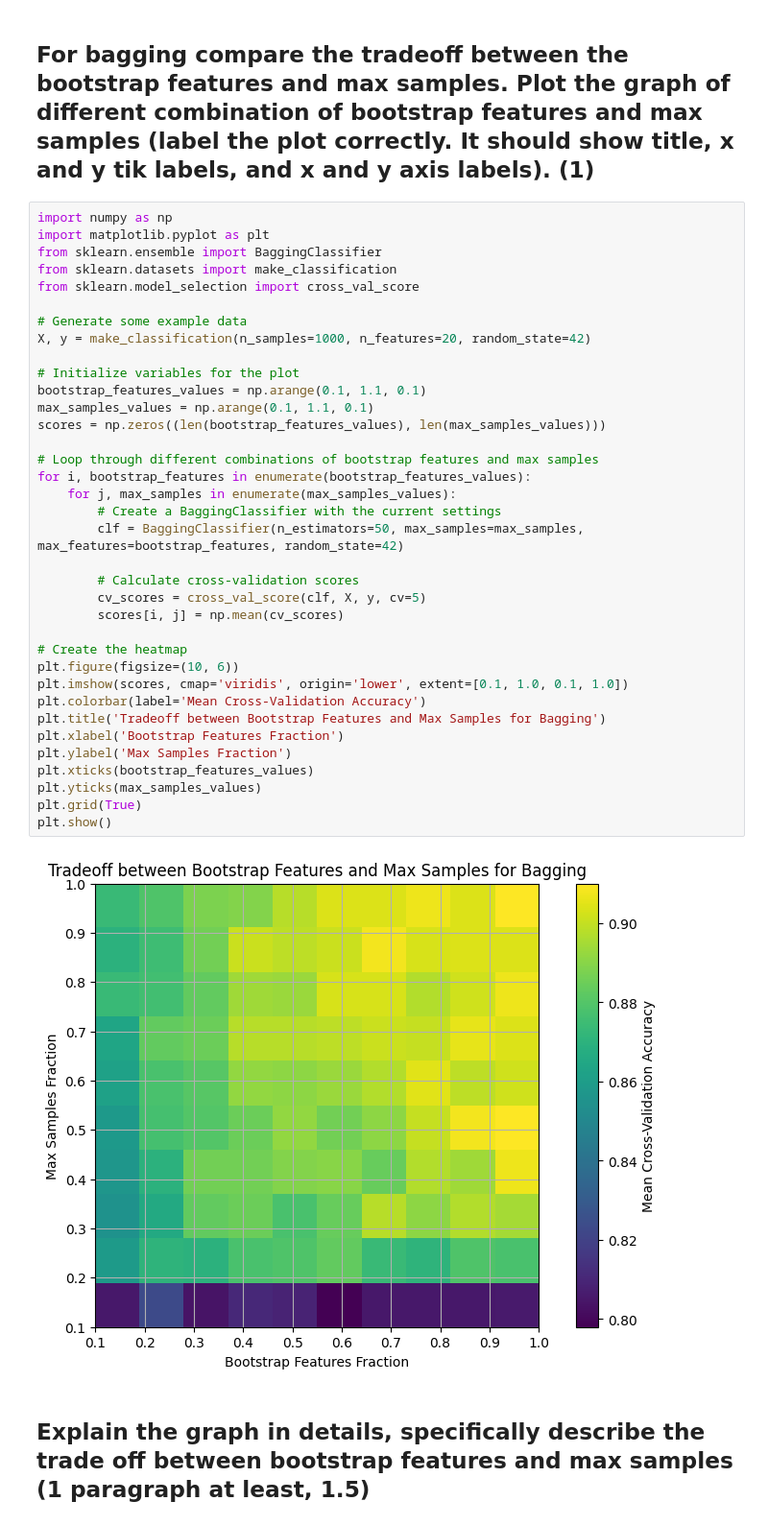
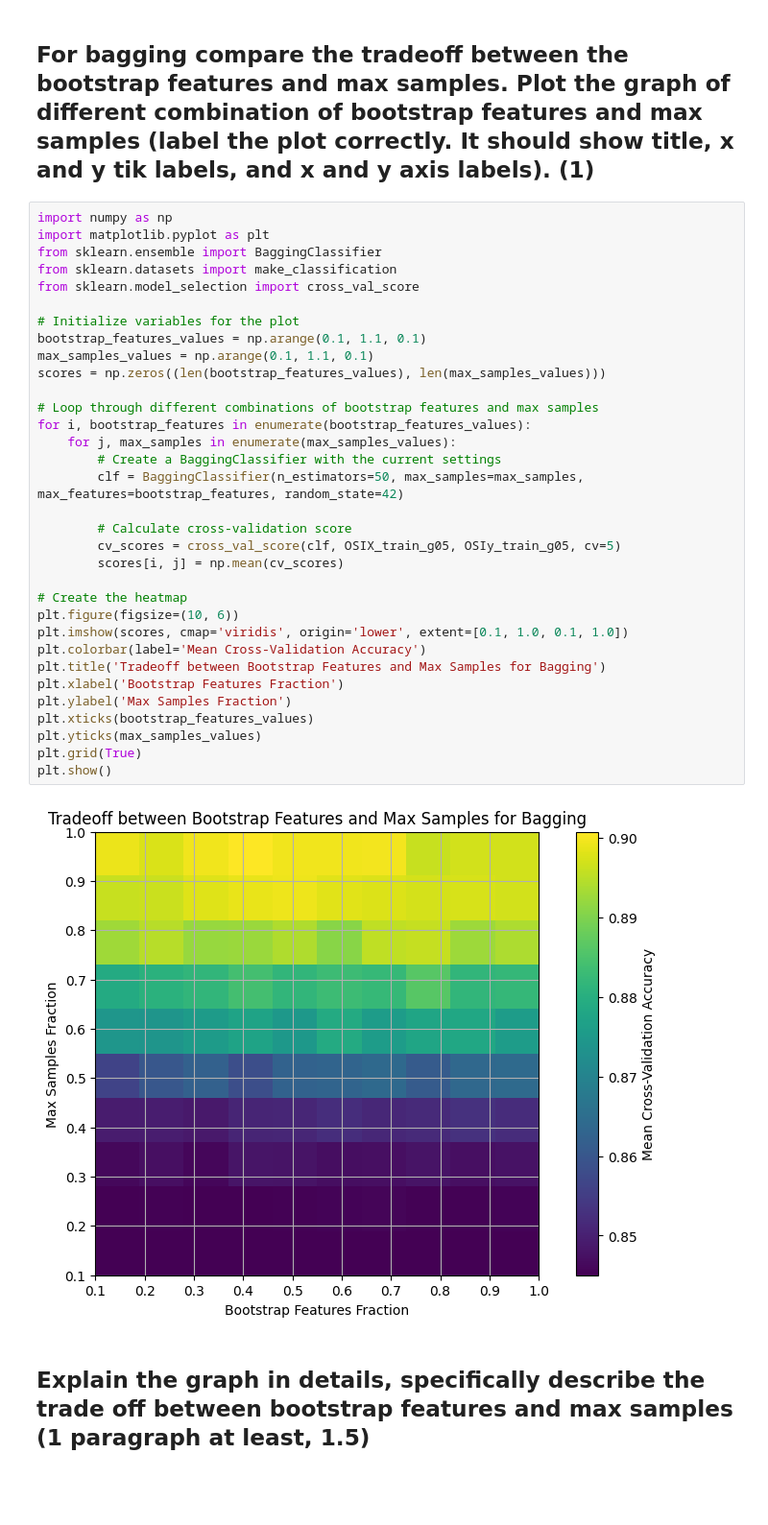
Before and after one commit to WK025/machine_learning, a Jupyter notebook: A1/Assignment 02_Group05.ipynb, the cells around one changed output. Shown at 96% size. Cells and saved outputs as stored; diff of their text form; blank space fills up the shorter version.

```diff
--- a/A1/Assignment 02_Group05.ipynb
+++ b/A1/Assignment 02_Group05.ipynb
@@ -1009,39 +1009,36 @@ import numpy as np
 import matplotlib.pyplot as plt
 from sklearn.ensemble import BaggingClassifier
 from sklearn.datasets import make_classification
 from sklearn.model_selection import cross_val_score
-
-# Generate some example data
-X, y = make_classification(n_samples=1000, n_features=20, random_state=42)
 
 # Initialize variables for the plot
 bootstrap_features_values = np.arange(0.1, 1.1, 0.1)
 max_samples_values = np.arange(0.1, 1.1, 0.1)
 scores = np.zeros((len(bootstrap_features_values), len(max_samples_values)))
 
 # Loop through different combinations of bootstrap features and max samples
 for i, bootstrap_features in enumerate(bootstrap_features_values):
     for j, max_samples in enumerate(max_samples_values):
         # Create a BaggingClassifier with the current settings
         clf = BaggingClassifier(n_estimators=50, max_samples=max_samples, max_features=bootstrap_features, random_state=42)
 
-        # Calculate cross-validation scores
-        cv_scores = cross_val_score(clf, X, y, cv=5)
+        # Calculate cross-validation score
+        cv_scores = cross_val_score(clf, OSIX_train_g05, OSIy_train_g05, cv=5)
         scores[i, j] = np.mean(cv_scores)
 
 # Create the heatmap
 plt.figure(figsize=(10, 6))
 plt.imshow(scores, cmap='viridis', origin='lower', extent=[0.1, 1.0, 0.1, 1.0])
 plt.colorbar(label='Mean Cross-Validation Accuracy')
 plt.title('Tradeoff between Bootstrap Features and Max Samples for Bagging')
 plt.xlabel('Bootstrap Features Fraction')
 plt.ylabel('Max Samples Fraction')
 plt.xticks(bootstrap_features_values)
 plt.yticks(max_samples_values)
 plt.grid(True)
 plt.show()
 # %% [output]
-[figure, old version]
+[figure, new version]
 # %% [markdown]
 ## Explain the graph in details, specifically describe the trade off between bootstrap features and max samples (1 paragraph at least, 1.5)
 # %% [markdown]
```
